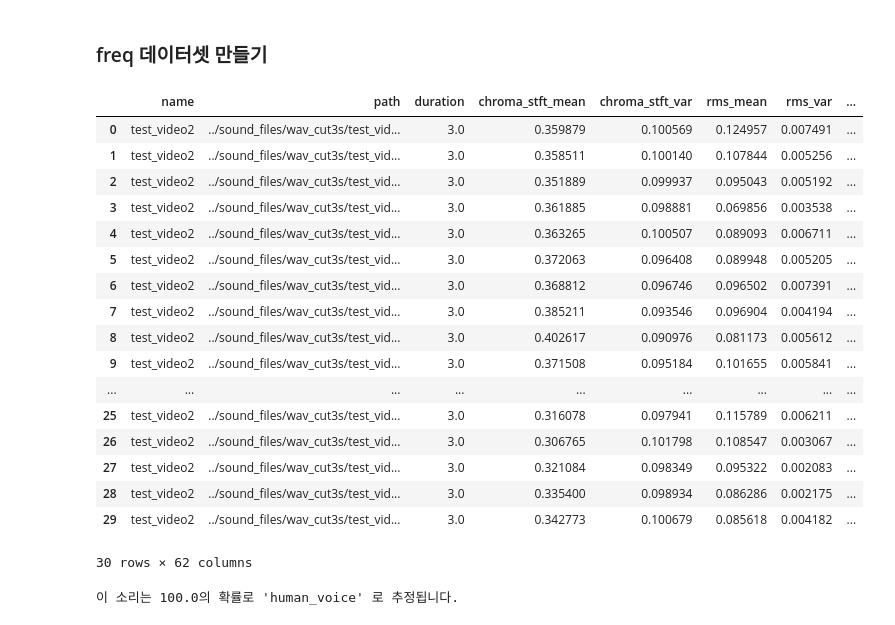
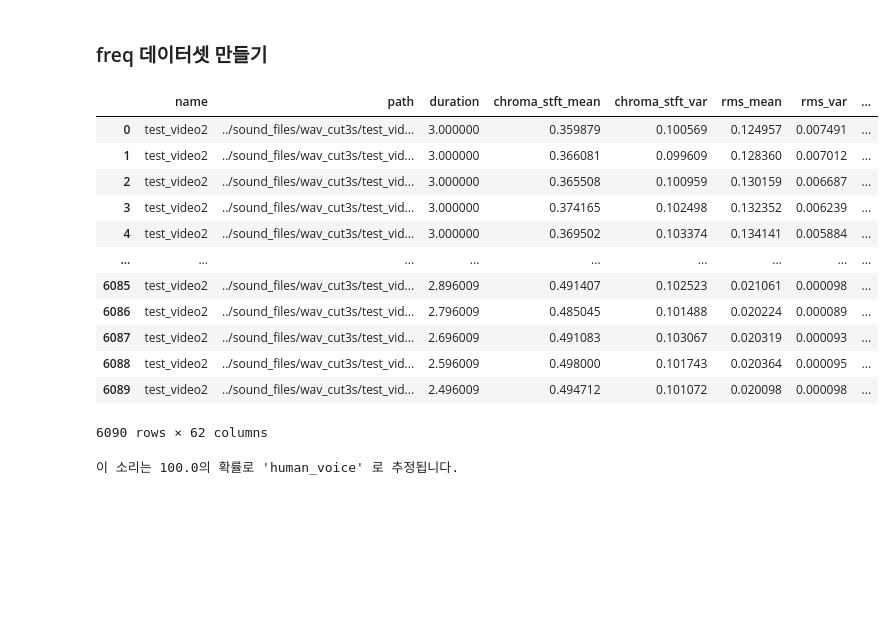
Before and after one commit to HyunjinKIM-Chloe/sai, a Jupyter notebook: codes/humanvoice_test_prep.ipynb, the cells around one changed output. Drawn from its saved outputs; the diff is of its cells as text; code cells hidden in the pictures; blank space fills up the shorter version.

Commit message:
Modify: jupyter test

```diff
--- a/codes/humanvoice_test_prep.ipynb
+++ b/codes/humanvoice_test_prep.ipynb
@@ -54,27 +61,22 @@ self.make_info_df()
 # %% [markdown]
 ### freq 데이터셋 만들기
 # %%
-freq_df = self.edit_frequency_df(filename="test_video2", end=30)
+freq_df = self.edit_frequency_df(filename="test_video2")
 freq_df
 # %% [output]
 |  | name | path | duration | chroma_stft_mean | chroma_stft_var | rms_mean | rms_var | ... |
-| 0 | test_video2 | ../sound_files/wav_cut3s/test_vid... | 3.0 | 0.359879 | 0.100569 | 0.124957 | 0.007491 | ... |
-| 1 | test_video2 | ../sound_files/wav_cut3s/test_vid... | 3.0 | 0.358511 | 0.100140 | 0.107844 | 0.005256 | ... |
-| 2 | test_video2 | ../sound_files/wav_cut3s/test_vid... | 3.0 | 0.351889 | 0.099937 | 0.095043 | 0.005192 | ... |
-| 3 | test_video2 | ../sound_files/wav_cut3s/test_vid... | 3.0 | 0.361885 | 0.098881 | 0.069856 | 0.003538 | ... |
-| 4 | test_video2 | ../sound_files/wav_cut3s/test_vid... | 3.0 | 0.363265 | 0.100507 | 0.089093 | 0.006711 | ... |
-| 5 | test_video2 | ../sound_files/wav_cut3s/test_vid... | 3.0 | 0.372063 | 0.096408 | 0.089948 | 0.005205 | ... |
-| 6 | test_video2 | ../sound_files/wav_cut3s/test_vid... | 3.0 | 0.368812 | 0.096746 | 0.096502 | 0.007391 | ... |
-| 7 | test_video2 | ../sound_files/wav_cut3s/test_vid... | 3.0 | 0.385211 | 0.093546 | 0.096904 | 0.004194 | ... |
-| 8 | test_video2 | ../sound_files/wav_cut3s/test_vid... | 3.0 | 0.402617 | 0.090976 | 0.081173 | 0.005612 | ... |
-| 9 | test_video2 | ../sound_files/wav_cut3s/test_vid... | 3.0 | 0.371508 | 0.095184 | 0.101655 | 0.005841 | ... |
+| 0 | test_video2 | ../sound_files/wav_cut3s/test_vid... | 3.000000 | 0.359879 | 0.100569 | 0.124957 | 0.007491 | ... |
+| 1 | test_video2 | ../sound_files/wav_cut3s/test_vid... | 3.000000 | 0.366081 | 0.099609 | 0.128360 | 0.007012 | ... |
+| 2 | test_video2 | ../sound_files/wav_cut3s/test_vid... | 3.000000 | 0.365508 | 0.100959 | 0.130159 | 0.006687 | ... |
+| 3 | test_video2 | ../sound_files/wav_cut3s/test_vid... | 3.000000 | 0.374165 | 0.102498 | 0.132352 | 0.006239 | ... |
+| 4 | test_video2 | ../sound_files/wav_cut3s/test_vid... | 3.000000 | 0.369502 | 0.103374 | 0.134141 | 0.005884 | ... |
 | ... | ... | ... | ... | ... | ... | ... | ... | ... |
-| 25 | test_video2 | ../sound_files/wav_cut3s/test_vid... | 3.0 | 0.316078 | 0.097941 | 0.115789 | 0.006211 | ... |
-| 26 | test_video2 | ../sound_files/wav_cut3s/test_vid... | 3.0 | 0.306765 | 0.101798 | 0.108547 | 0.003067 | ... |
-| 27 | test_video2 | ../sound_files/wav_cut3s/test_vid... | 3.0 | 0.321084 | 0.098349 | 0.095322 | 0.002083 | ... |
-| 28 | test_video2 | ../sound_files/wav_cut3s/test_vid... | 3.0 | 0.335400 | 0.098934 | 0.086286 | 0.002175 | ... |
-| 29 | test_video2 | ../sound_files/wav_cut3s/test_vid... | 3.0 | 0.342773 | 0.100679 | 0.085618 | 0.004182 | ... |
+| 6085 | test_video2 | ../sound_files/wav_cut3s/test_vid... | 2.896009 | 0.491407 | 0.102523 | 0.021061 | 0.000098 | ... |
+| 6086 | test_video2 | ../sound_files/wav_cut3s/test_vid... | 2.796009 | 0.485045 | 0.101488 | 0.020224 | 0.000089 | ... |
+| 6087 | test_video2 | ../sound_files/wav_cut3s/test_vid... | 2.696009 | 0.491083 | 0.103067 | 0.020319 | 0.000093 | ... |
+| 6088 | test_video2 | ../sound_files/wav_cut3s/test_vid... | 2.596009 | 0.498000 | 0.101743 | 0.020364 | 0.000095 | ... |
+| 6089 | test_video2 | ../sound_files/wav_cut3s/test_vid... | 2.496009 | 0.494712 | 0.101072 | 0.020098 | 0.000098 | ... |
-30 rows × 62 columns
+6090 rows × 62 columns
 # %%
 self.model_predict(self.model_ls[0], freq_df.iloc[[10]])
 # %% [output]
```
Also changed, not shown: parts of 7 cells of this notebook, 1 other file.
